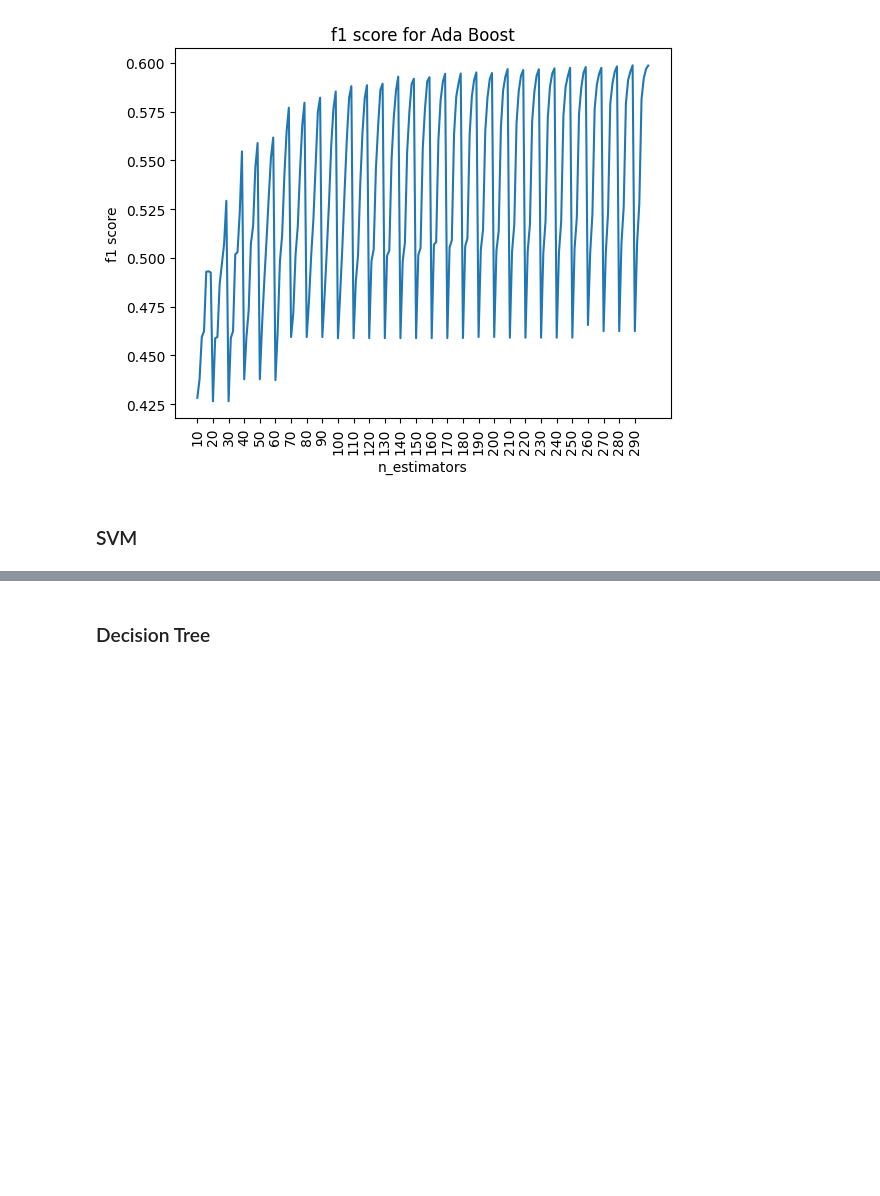
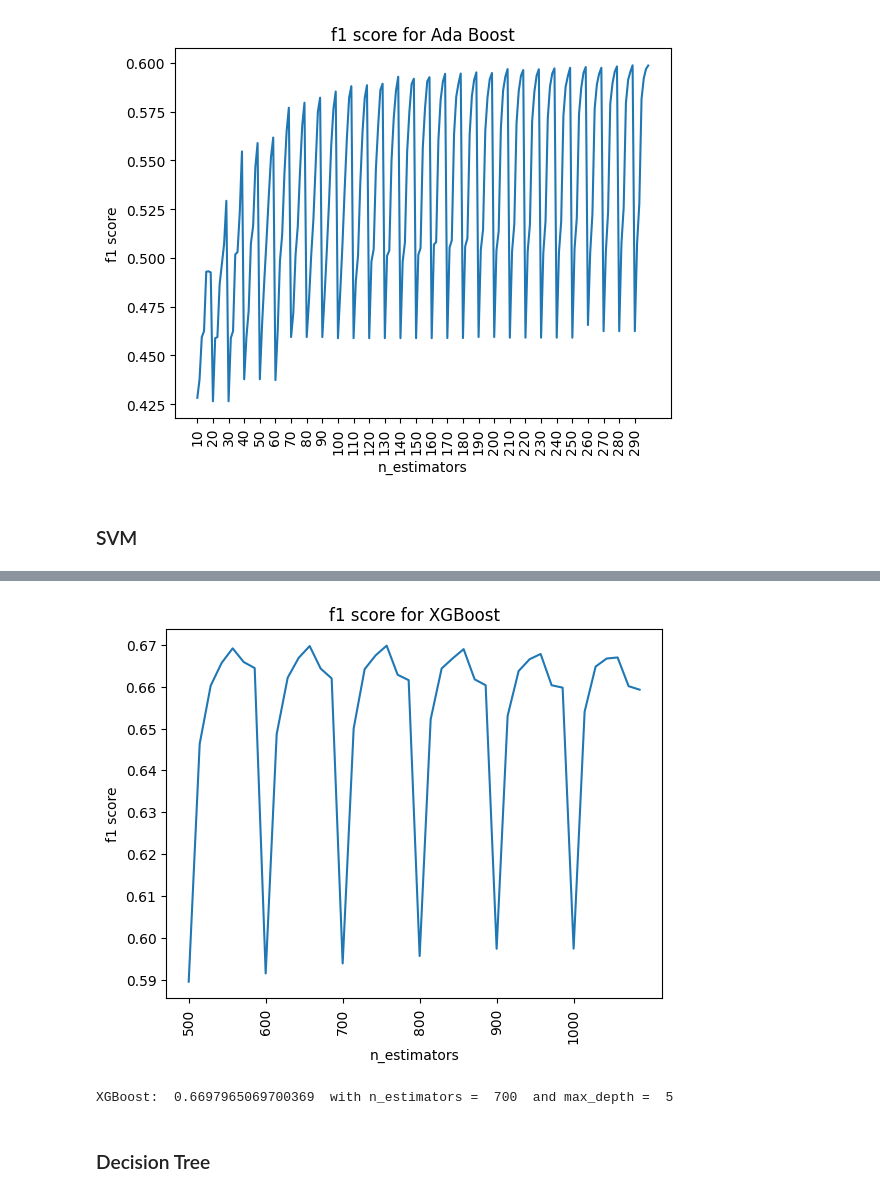
Before and after one commit to shahrohman/inf8245e_kaggle, a Jupyter notebook: ML_kaggle.ipynb, the cells around one changed output, grey strips where cells are left out. Saved outputs shown, nothing was run; the diff lists cells and outputs as text; code cells hidden in the pictures; blank space fills up the shorter version.

Commit message:
add xgboost classifier

```diff
--- a/ML_kaggle.ipynb
+++ b/ML_kaggle.ipynb
@@ -563,8 +562,8 @@ def xgboost(X_train, X_test, y_train, y_test, n_estimators, max_depth):
     return f1_score(y_test, model_prediction, average = 'micro')
 # %%
 f1_scores_xgb = []
-n_estimators_values = [10, 50, 100]
-max_depth_values = [5, 10, 15, 20, 25]
+n_estimators_values = [100,200,300,400,500]
+max_depth_values = [5,10,15,20,25]
 
 for n_estimators in n_estimators_values:
     for max_depth in max_depth_values:
@@ -581,3 +583,23 @@ print("XGBoost: ", max(f1_scores_xgb), " with n_estimators = ", n_estimators_val
+# %%
+f1_scores_xgb2 = []
+n_estimators_values = [500,600,700,800,900,1000]
+max_depth_values = [1,2,3,4,5,6,7]
+
+for n_estimators in n_estimators_values:
+    for max_depth in max_depth_values:
+        f1_scores_xgb2.append(xgboost(X_train, X_test, y_train, y_test, n_estimators, max_depth))
+# %%
+plt.title("f1 score for XGBoost")
+plt.ylabel("f1 score")
+plt.xlabel("n_estimators")
+plt.xticks(np.arange(0, len(n_estimators_values)*len(max_depth_values), len(max_depth_values)), n_estimators_values, rotation = 90)
+plt.plot(f1_scores_xgb2)
+plt.show()
+
+print("XGBoost: ", max(f1_scores_xgb2), " with n_estimators = ", n_estimators_values[f1_scores_xgb2.index(max(f1_scores_xgb2))//len(max_depth_values)], " and max_depth = ", max_depth_values[f1_scores_xgb2.index(max(f1_scores_xgb2))%len(max_depth_values)])
+# %% [output]
+[figure, added]
+XGBoost:  0.6697965069700369  with n_estimators =  700  and max_depth =  5
 # %% [markdown]
 ### Decision Tree
 # %%
```
Also changed, not shown: parts of 13 cells of this notebook.
